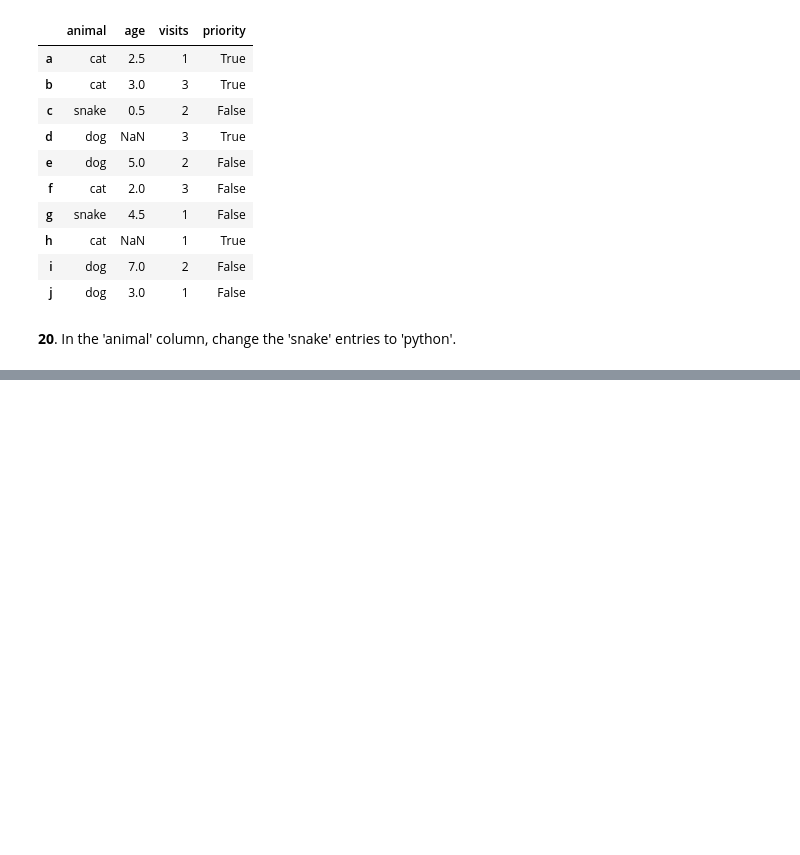
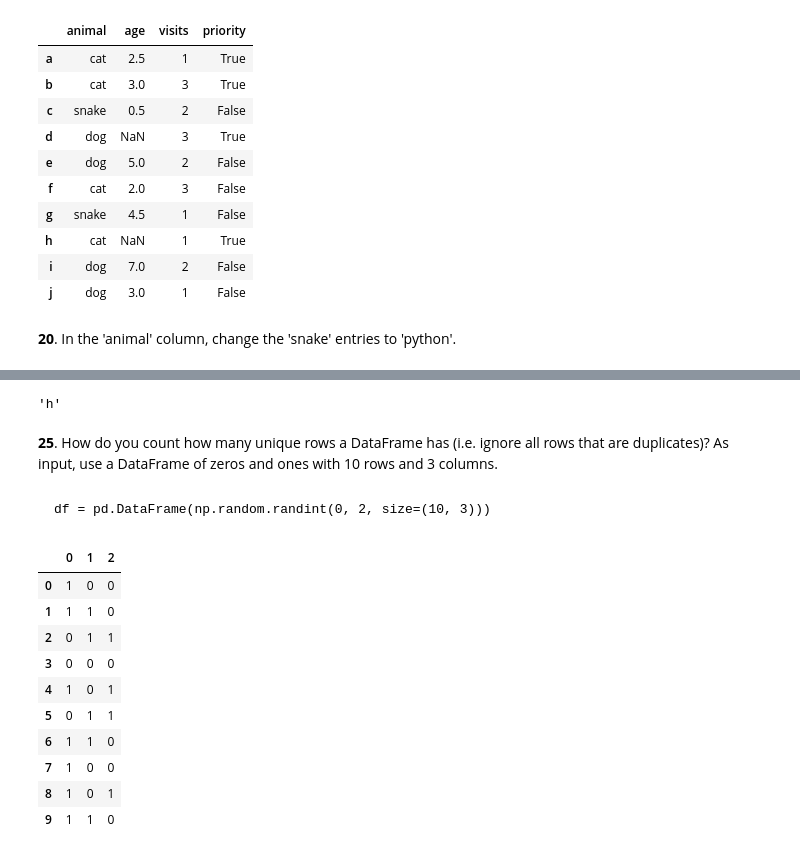
Before and after one commit to unchil/Notebook, a Jupyter notebook: Puzzles_Python.ipynb, the cells around one changed output, grey strips where cells are left out. Cells and saved outputs as stored; diff of their text form; code cells hidden in the pictures; blank space fills up the shorter version.

```diff
--- a/Puzzles_Python.ipynb
+++ b/Puzzles_Python.ipynb
@@ -399,0 +519,23 @@ df3
+# %%
+df.sum(axis=0).idxmin()
+# %% [output]
+'h'
+# %% [markdown]
+**25**. How do you count how many unique rows a DataFrame has (i.e. ignore all rows that are duplicates)? As input, use a DataFrame of zeros and ones with 10 rows and 3 columns.
+# %% [markdown]
+    df = pd.DataFrame(np.random.randint(0, 2, size=(10, 3)))
+# %%
+df = pd.DataFrame(np.random.randint(0, 2, size=(10, 3)))
+df
+# %% [output]
+|  | 0 | 1 | 2 |
+| 0 | 1 | 0 | 0 |
+| 1 | 1 | 1 | 0 |
+| 2 | 0 | 1 | 1 |
+| 3 | 0 | 0 | 0 |
+| 4 | 1 | 0 | 1 |
+| 5 | 0 | 1 | 1 |
+| 6 | 1 | 1 | 0 |
+| 7 | 1 | 0 | 0 |
+| 8 | 1 | 0 | 1 |
+| 9 | 1 | 1 | 0 |
```
Also changed, not shown: parts of 21 cells of this notebook.
